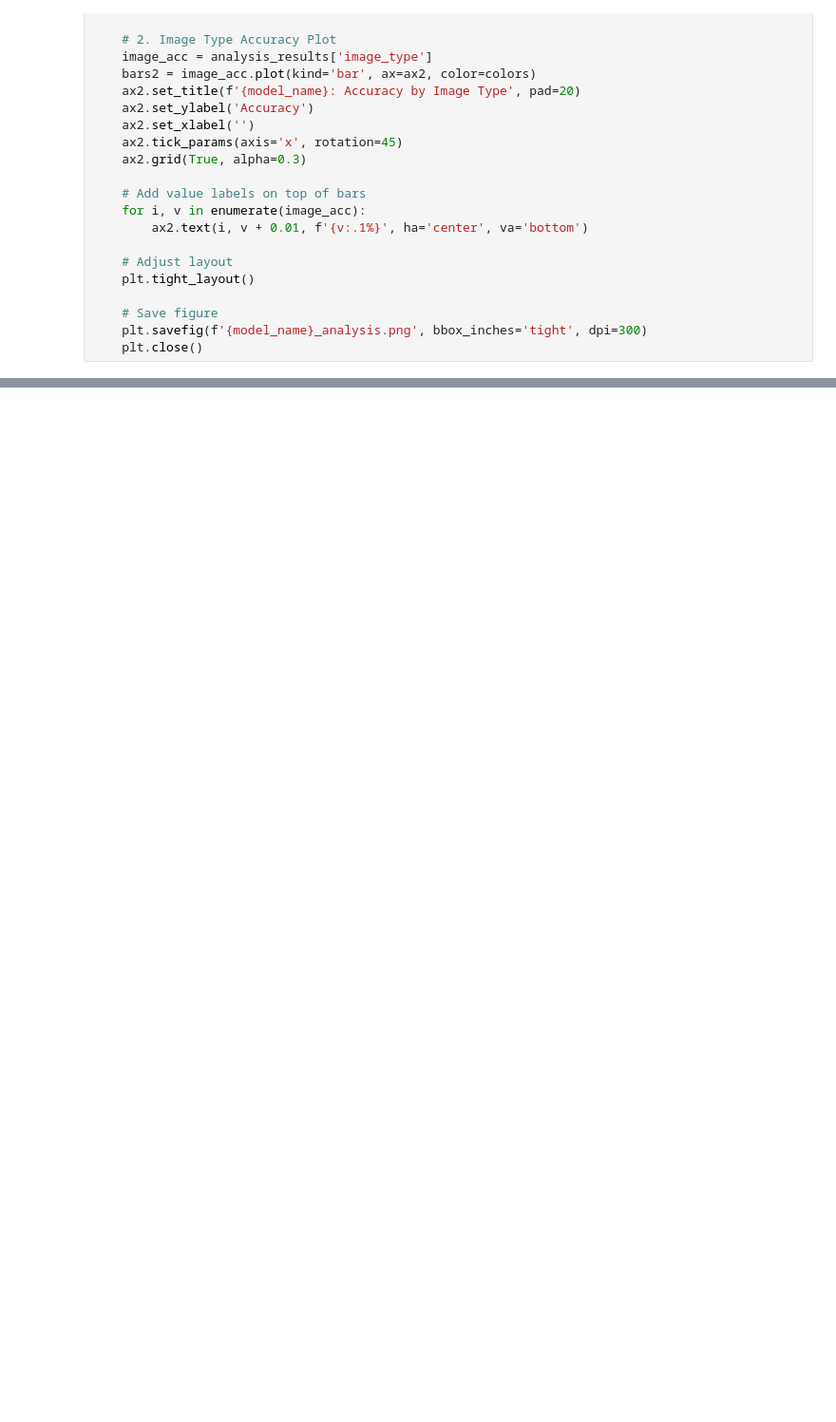
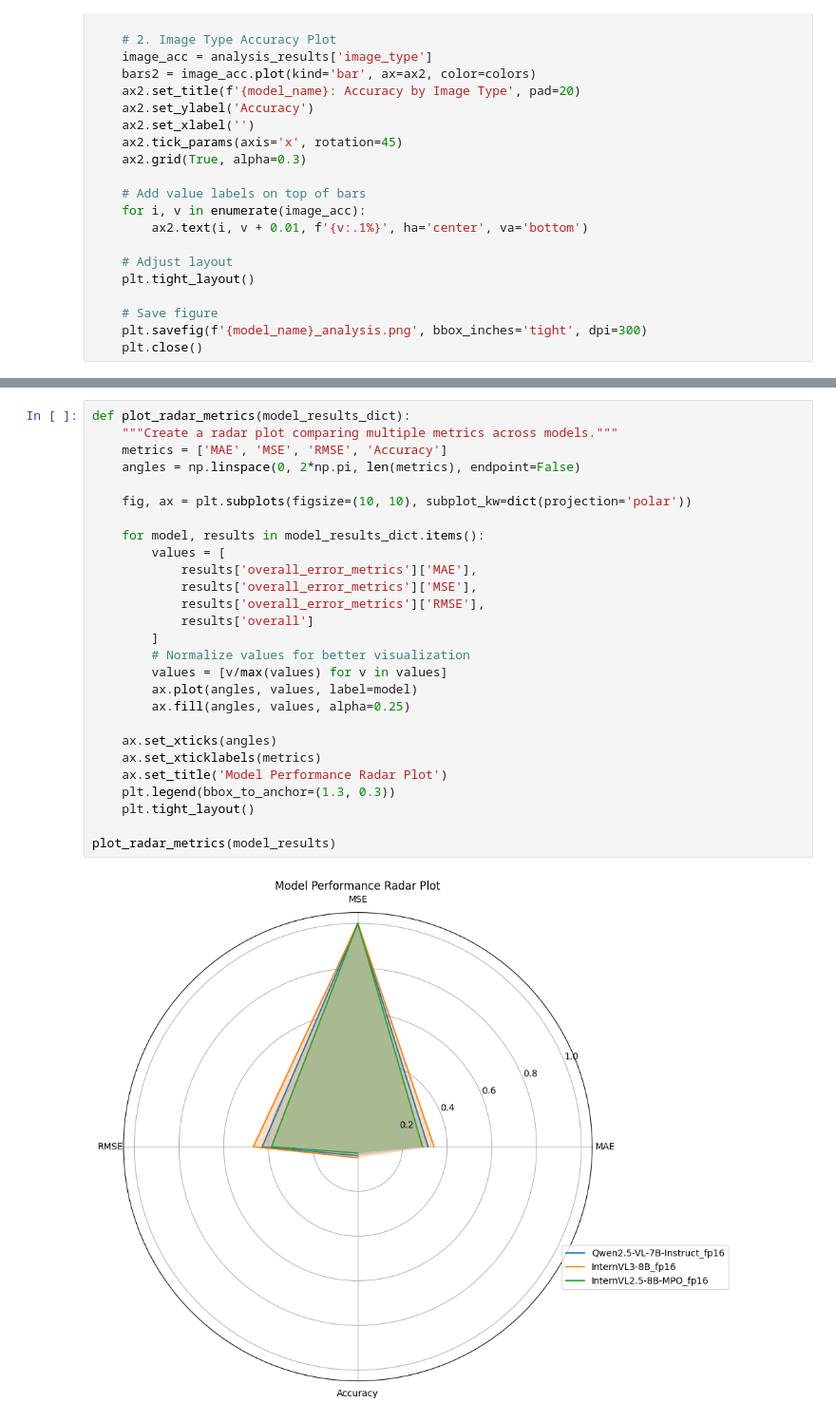
Before and after one commit to AbhishekKolari/ORBIT, a Jupyter notebook: analyse_results.ipynb, the cells around one changed output, grey strips where cells are left out. Shown at 95% size. Drawn from its saved outputs; the diff is of its cells as text; blank space fills up the shorter version.

```diff
--- a/analyse_results.ipynb
+++ b/analyse_results.ipynb
@@ -517,0 +677,29 @@ Ristretto-3B_fp16            26.67%   20.00%       13.33%
+# %%
+def plot_radar_metrics(model_results_dict):
+    """Create a radar plot comparing multiple metrics across models."""
+    metrics = ['MAE', 'MSE', 'RMSE', 'Accuracy']
+    angles = np.linspace(0, 2*np.pi, len(metrics), endpoint=False)
+
+    fig, ax = plt.subplots(figsize=(10, 10), subplot_kw=dict(projection='polar'))
+
+    for model, results in model_results_dict.items():
+        values = [
+            results['overall_error_metrics']['MAE'],
+            results['overall_error_metrics']['MSE'],
+            results['overall_error_metrics']['RMSE'],
+            results['overall']
+        ]
+        # Normalize values for better visualization
+        values = [v/max(values) for v in values]
+        ax.plot(angles, values, label=model)
+        ax.fill(angles, values, alpha=0.25)
+
+    ax.set_xticks(angles)
+    ax.set_xticklabels(metrics)
+    ax.set_title('Model Performance Radar Plot')
+    plt.legend(bbox_to_anchor=(1.3, 0.3))
+    plt.tight_layout()
+
+plot_radar_metrics(model_results)
+# %% [output]
+[figure, added]
```
Also changed, not shown: parts of 16 cells of this notebook, 44 other files.
